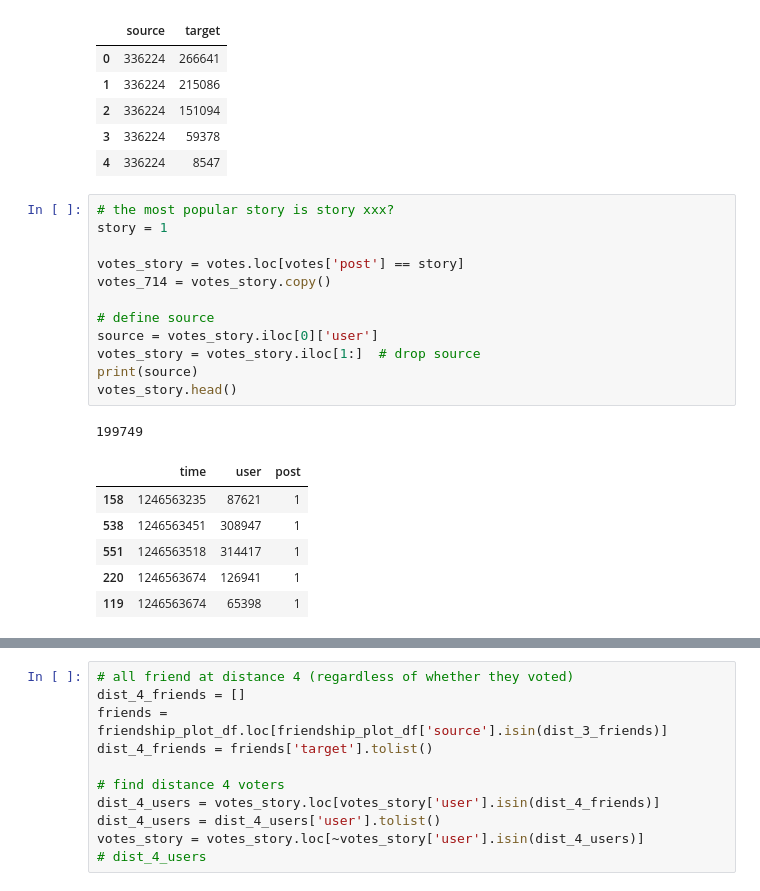
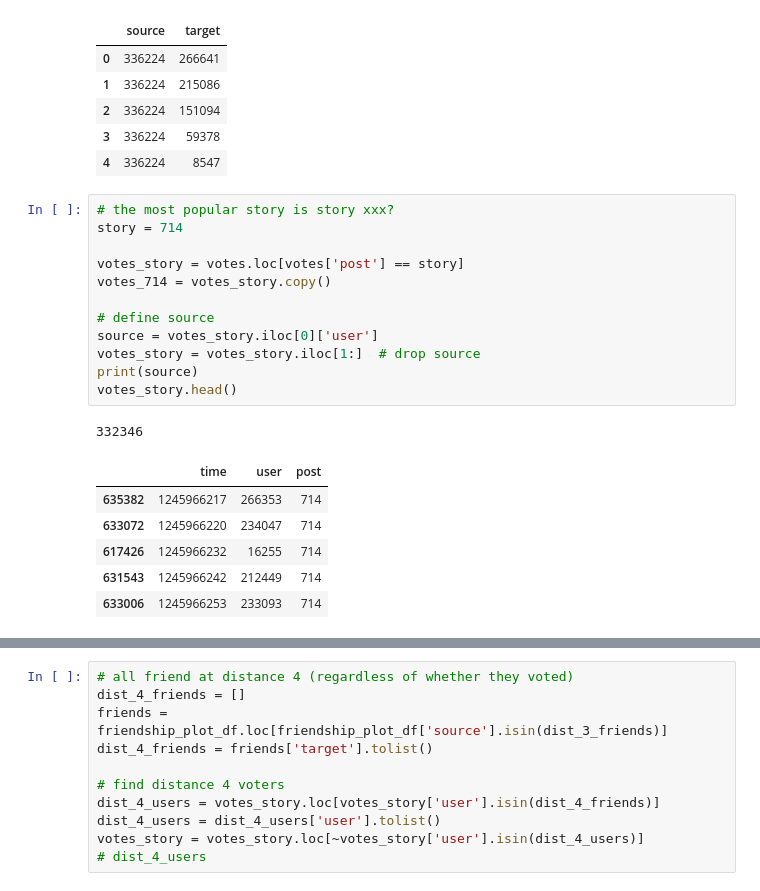
Before and after one commit to peterhuson/information-diffusion, a Jupyter notebook: Exploratory Plots & Distance Calculations.ipynb, the cells around one changed output, grey strips where cells are left out. Cells and saved outputs as stored; diff of their text form.

```diff
--- a/Exploratory Plots & Distance Calculations.ipynb
+++ b/Exploratory Plots & Distance Calculations.ipynb
@@ -222,22 +222,22 @@ friendship_plot_df.head()
 | 4 | 336224 | 8547 |
 # %%
 # the most popular story is story xxx?
-story = 1
+story = 714
 
 votes_story = votes.loc[votes['post'] == story]
 votes_714 = votes_story.copy()
 
 # define source
 source = votes_story.iloc[0]['user']
 votes_story = votes_story.iloc[1:]  # drop source
 print(source)
 votes_story.head()
 # %% [output]
-199749
+332346
 |  | time | user | post |
-| 158 | 1246563235 | 87621 | 1 |
-| 538 | 1246563451 | 308947 | 1 |
-| 551 | 1246563518 | 314417 | 1 |
-| 220 | 1246563674 | 126941 | 1 |
-| 119 | 1246563674 | 65398 | 1 |
+| 635382 | 1245966217 | 266353 | 714 |
+| 633072 | 1245966220 | 234047 | 714 |
+| 617426 | 1245966232 | 16255 | 714 |
+| 631543 | 1245966242 | 212449 | 714 |
+| 633006 | 1245966253 | 233093 | 714 |
 # %%
```
Also changed, not shown: parts of 6 cells of this notebook, 1 other file.
